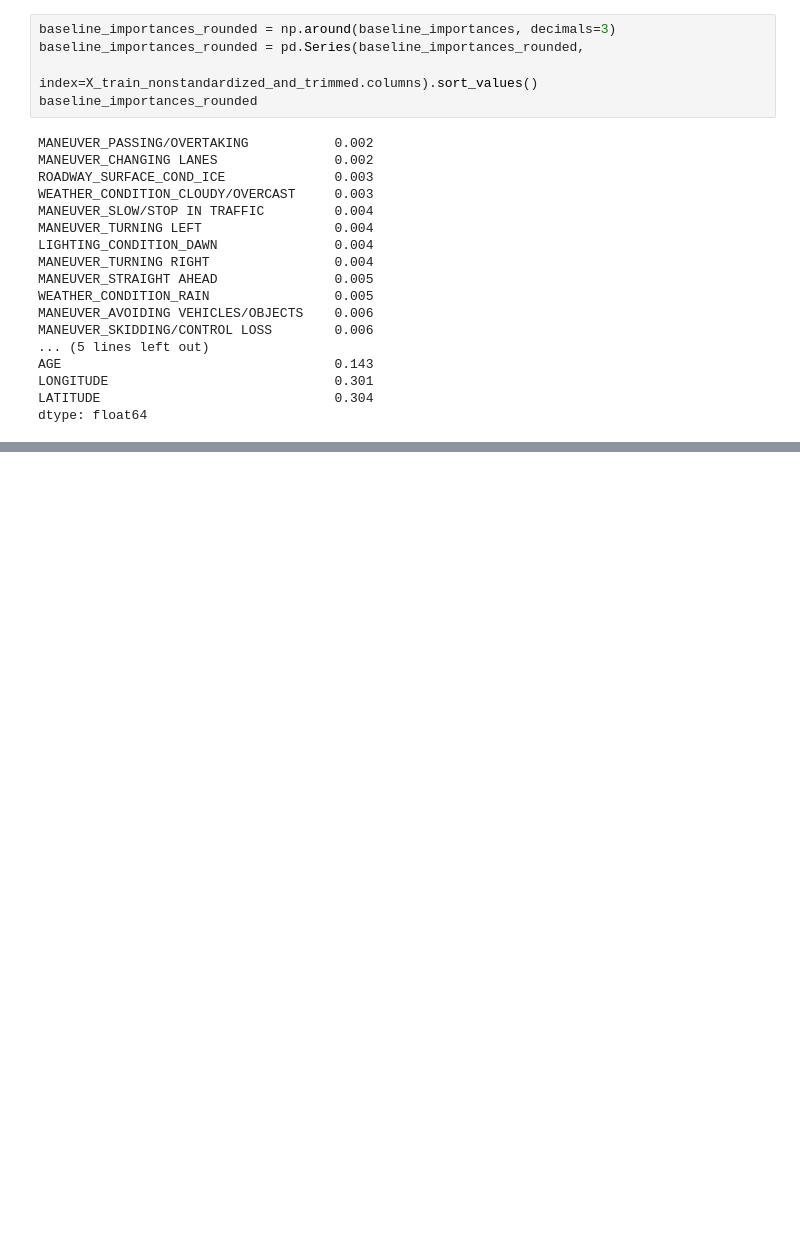
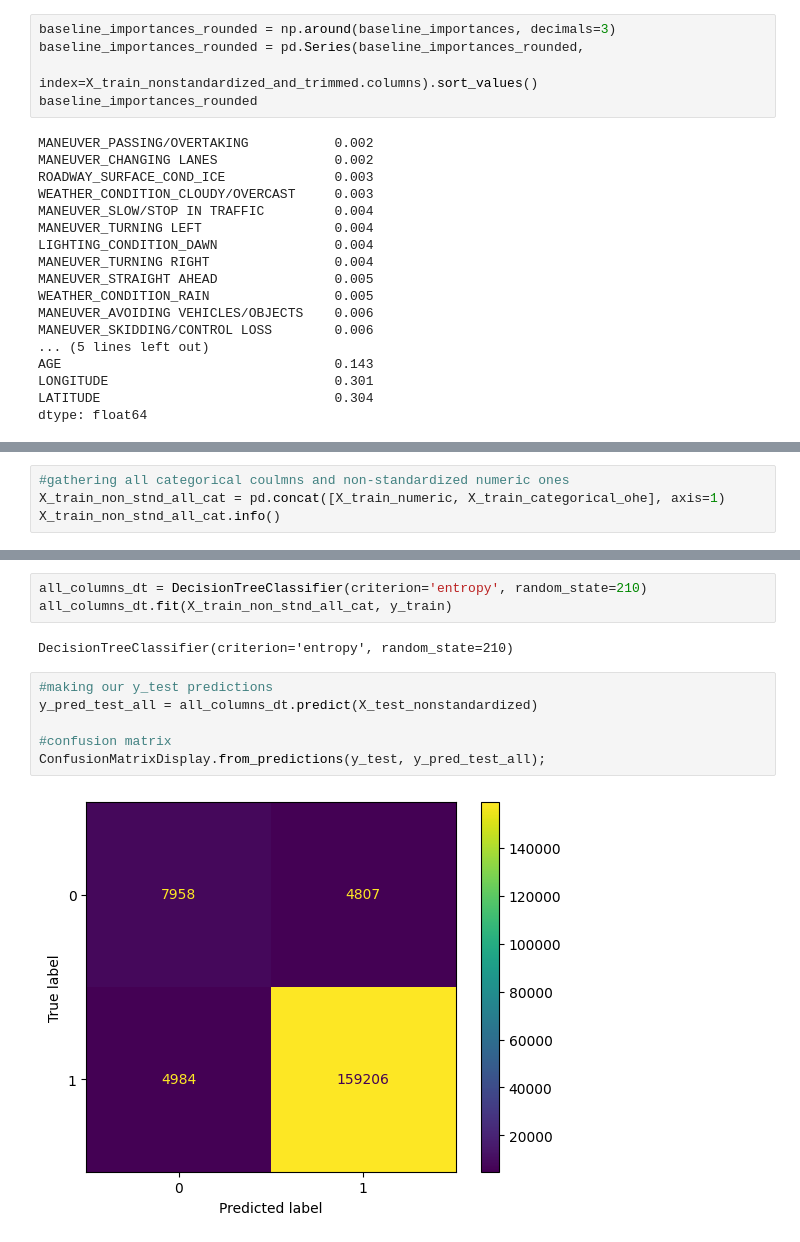
Before and after one commit to joeldmott/chicago_auto_accidents_project, a Jupyter notebook: project_notebook.ipynb, the cells around one changed output, grey strips where cells are left out. Drawn from its saved outputs; the diff is of its cells as text; blank space fills up the shorter version.

Commit message:
working on how to frame decision tree models

```diff
--- a/project_notebook.ipynb
+++ b/project_notebook.ipynb
@@ -1364,0 +1367,4 @@ dtype: float64
+# %%
+#gathering all categorical coulmns and non-standardized numeric ones
+X_train_non_stnd_all_cat = pd.concat([X_train_numeric, X_train_categorical_ohe], axis=1)
+X_train_non_stnd_all_cat.info()
@@ -1364,0 +1389,13 @@ dtype: float64
+# %%
+all_columns_dt = DecisionTreeClassifier(criterion='entropy', random_state=210)
+all_columns_dt.fit(X_train_non_stnd_all_cat, y_train)
+# %% [output]
+DecisionTreeClassifier(criterion='entropy', random_state=210)
+# %%
+#making our y_test predictions
+y_pred_test_all = all_columns_dt.predict(X_test_nonstandardized)
+
+#confusion matrix
+ConfusionMatrixDisplay.from_predictions(y_test, y_pred_test_all);
+# %% [output]
+[figure, added]
```
Also changed, not shown: parts of 14 cells of this notebook.
